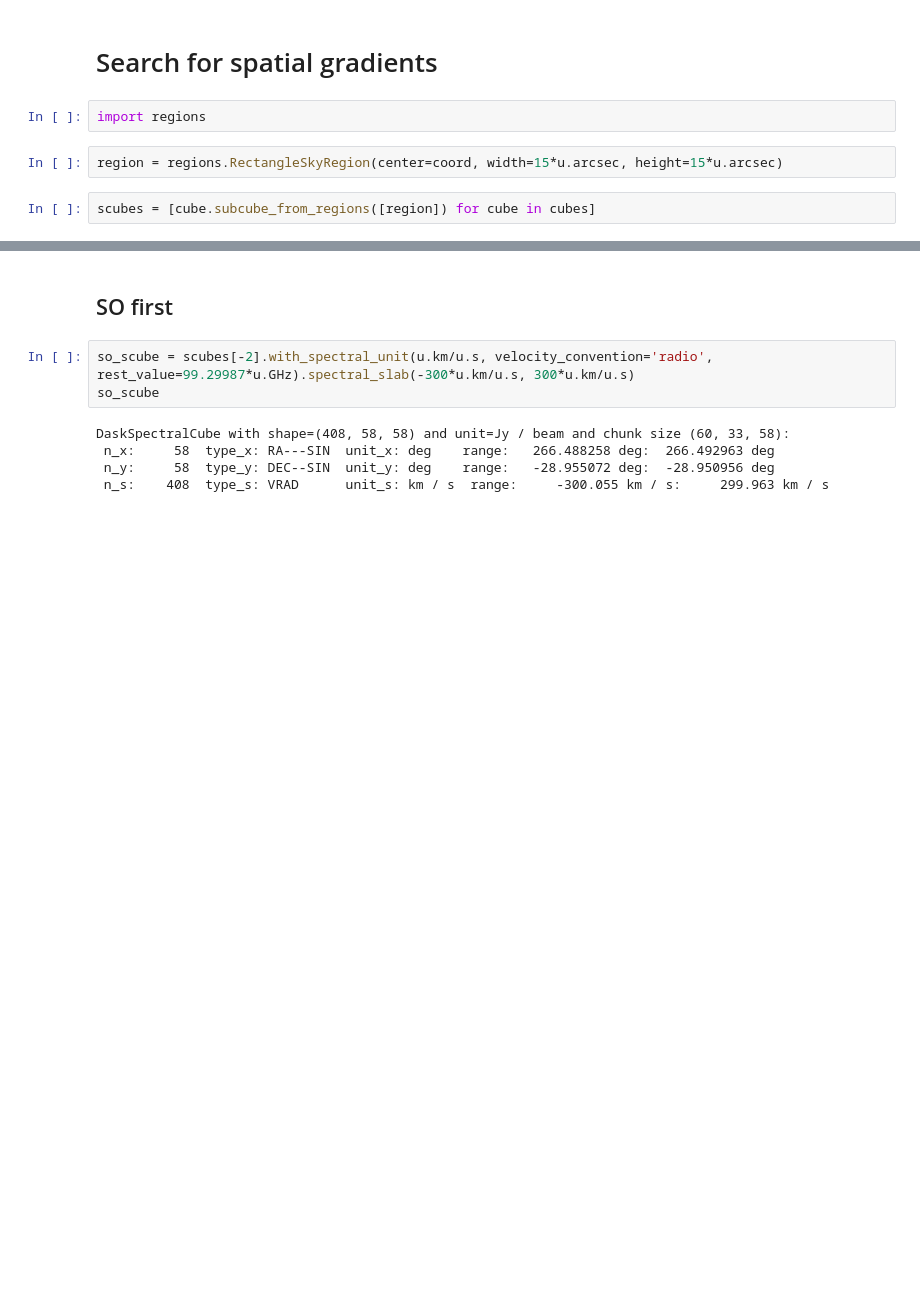
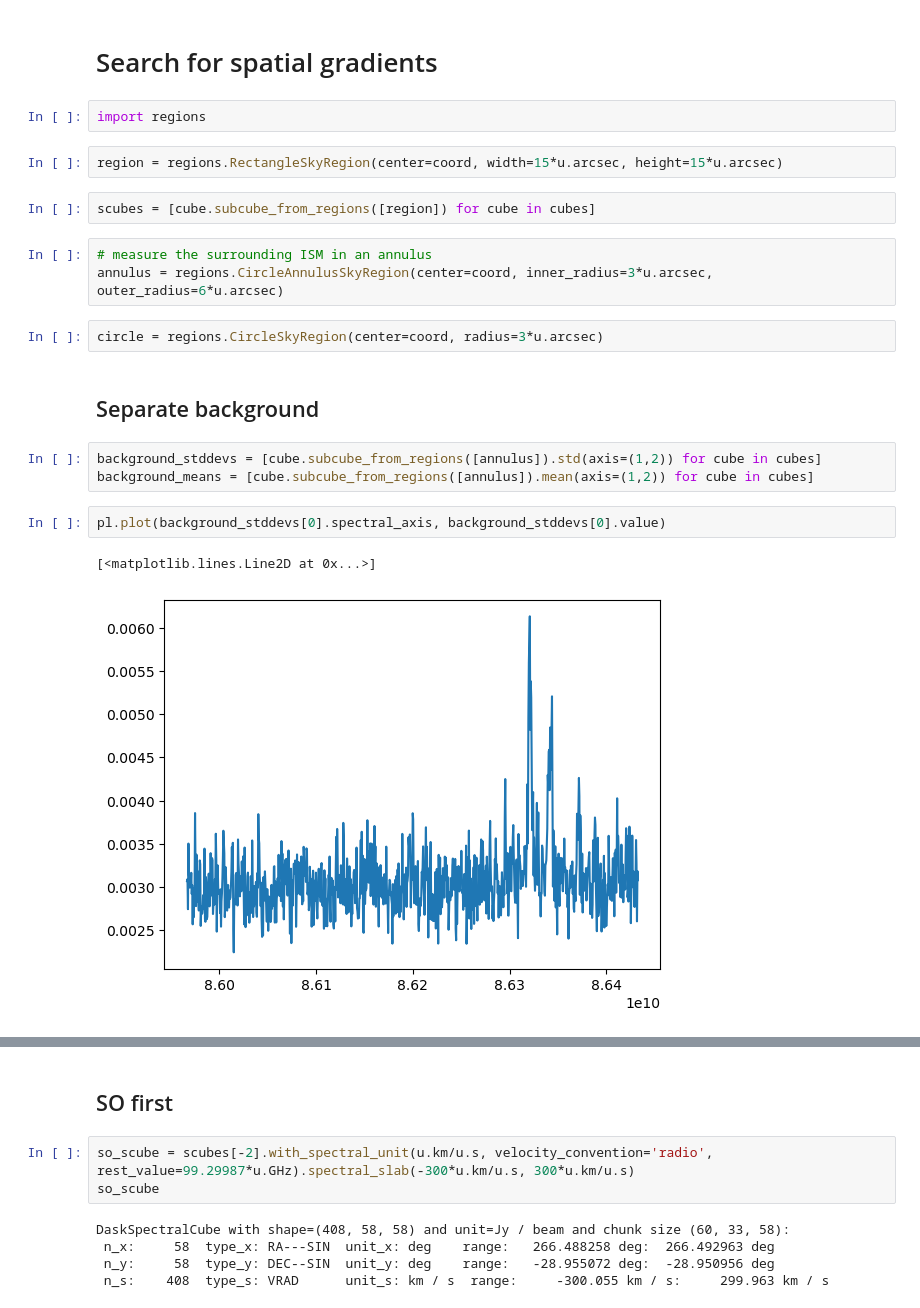
Before and after one commit to ACES-CMZ/MUBLO, a Jupyter notebook: UltraBroadbandSourceInAA.ipynb, the cells around one changed output, grey strips where cells are left out. Drawn from its saved outputs; the diff is of its cells as text; blank space fills up the shorter version.

```diff
--- a/UltraBroadbandSourceInAA.ipynb
+++ b/UltraBroadbandSourceInAA.ipynb
@@ -195,3 +264,18 @@ import regions
 region = regions.RectangleSkyRegion(center=coord, width=15*u.arcsec, height=15*u.arcsec)
 # %%
 scubes = [cube.subcube_from_regions([region]) for cube in cubes]
+# %%
+# measure the surrounding ISM in an annulus
+annulus = regions.CircleAnnulusSkyRegion(center=coord, inner_radius=3*u.arcsec, outer_radius=6*u.arcsec)
+# %%
+circle = regions.CircleSkyRegion(center=coord, radius=3*u.arcsec)
+# %% [markdown]
+## Separate background
+# %%
+background_stddevs = [cube.subcube_from_regions([annulus]).std(axis=(1,2)) for cube in cubes]
+background_means = [cube.subcube_from_regions([annulus]).mean(axis=(1,2)) for cube in cubes]
+# %%
+pl.plot(background_stddevs[0].spectral_axis, background_stddevs[0].value)
+# %% [output]
+[<matplotlib.lines.Line2D at 0x...>]
+[figure, added]
```
Also changed, not shown: parts of 49 cells of this notebook.
